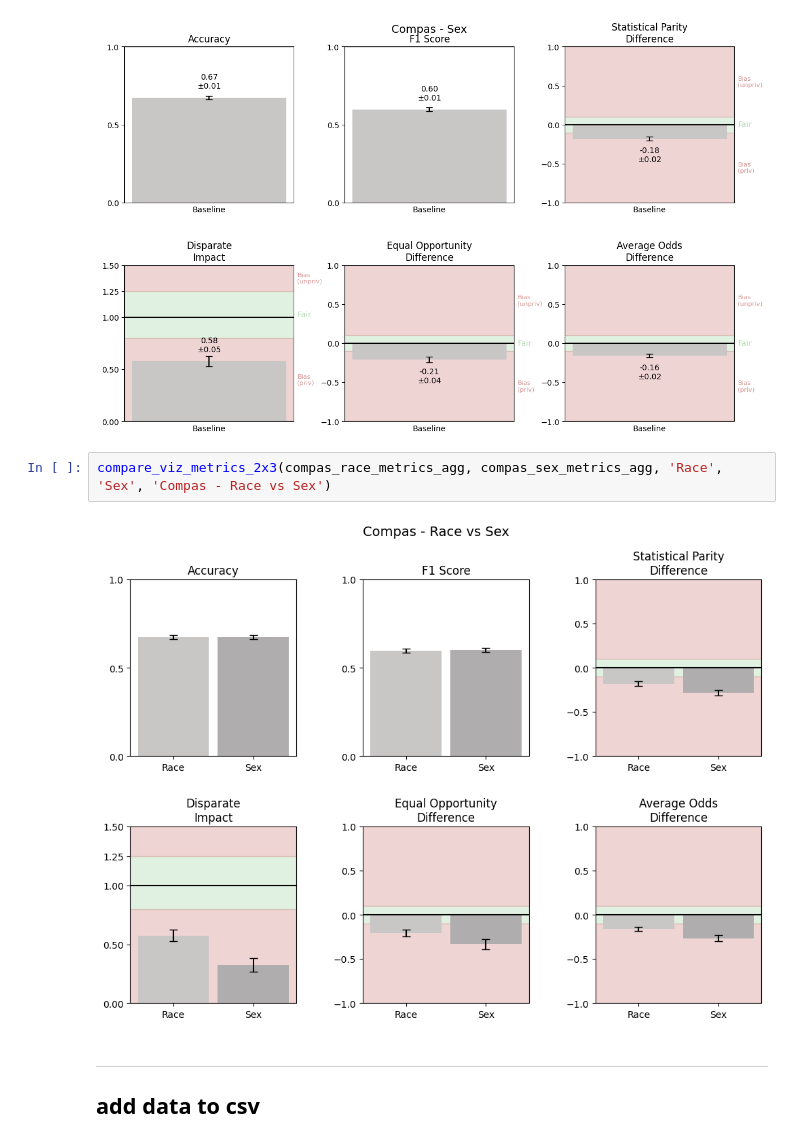
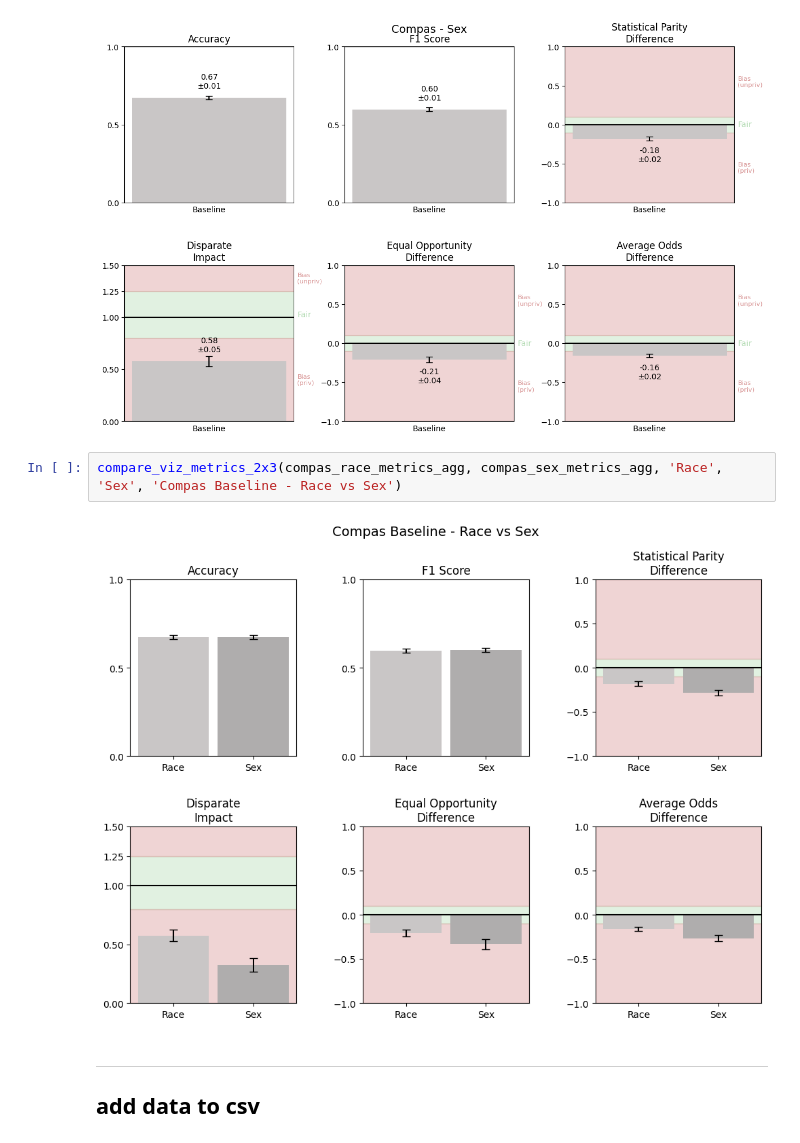
Before and after one commit to jeaend/bias-mitigation-aif360, a Jupyter notebook: notebooks/COMPAS/02_baseline.ipynb, the cells around one changed output. Drawn from its saved outputs; the diff is of its cells as text.

```diff
--- a/notebooks/COMPAS/02_baseline.ipynb
+++ b/notebooks/COMPAS/02_baseline.ipynb
@@ -263,9 +263,9 @@ viz_metrics_2x3(compas_race_metrics_agg, title='Compas - Sex')
 # %% [output]
 [figure]
 # %%
-compare_viz_metrics_2x3(compas_race_metrics_agg, compas_sex_metrics_agg, 'Race', 'Sex', 'Compas - Race vs Sex')
+compare_viz_metrics_2x3(compas_race_metrics_agg, compas_sex_metrics_agg, 'Race', 'Sex', 'Compas Baseline - Race vs Sex')
 # %% [output]
-[figure, old version]
+[figure, new version]
 # %% [markdown]
 ------------------------------------------------------------------------------------------
 ## add data to csv
```
Also changed, not shown: 8 other files.
